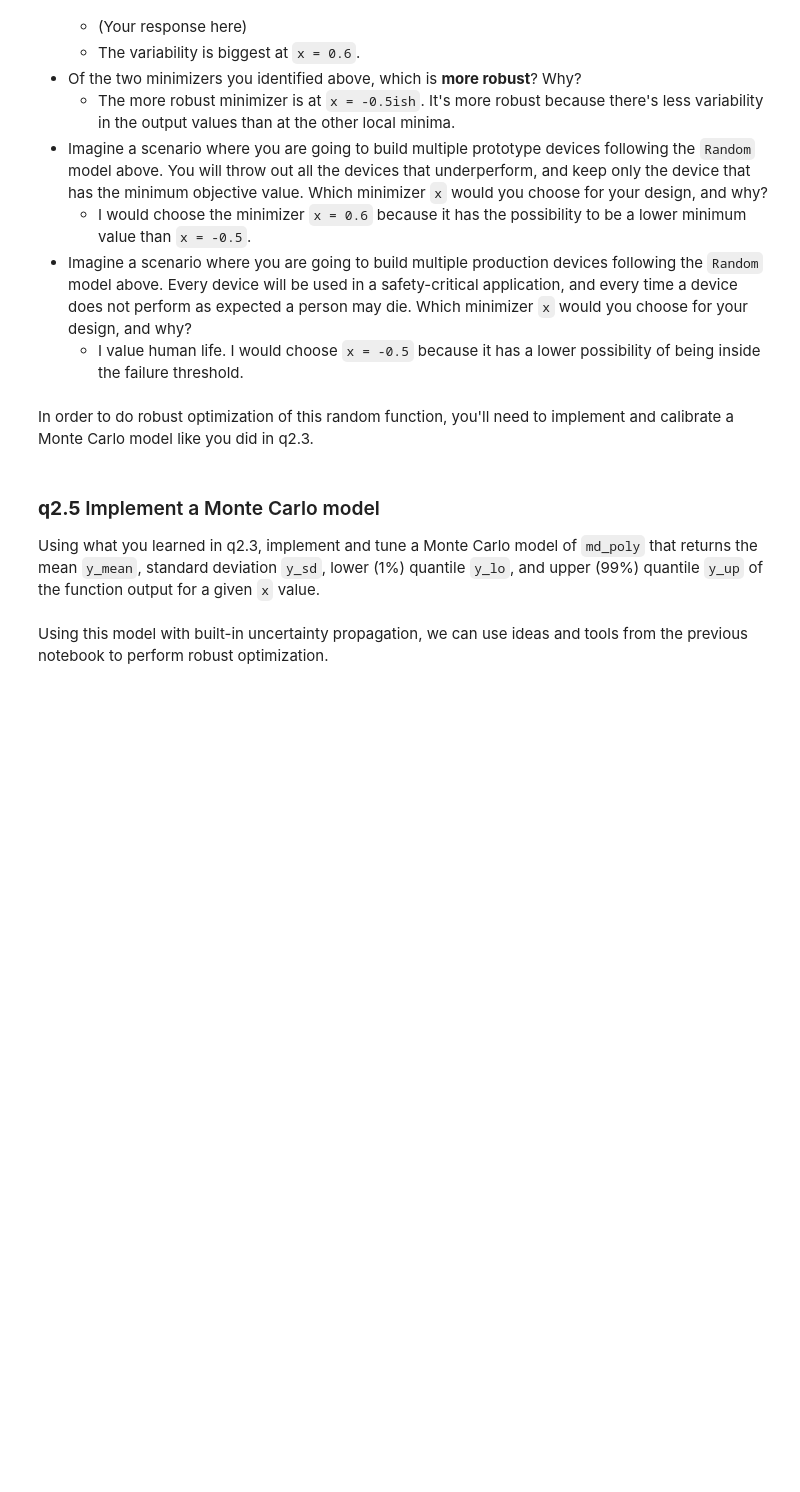
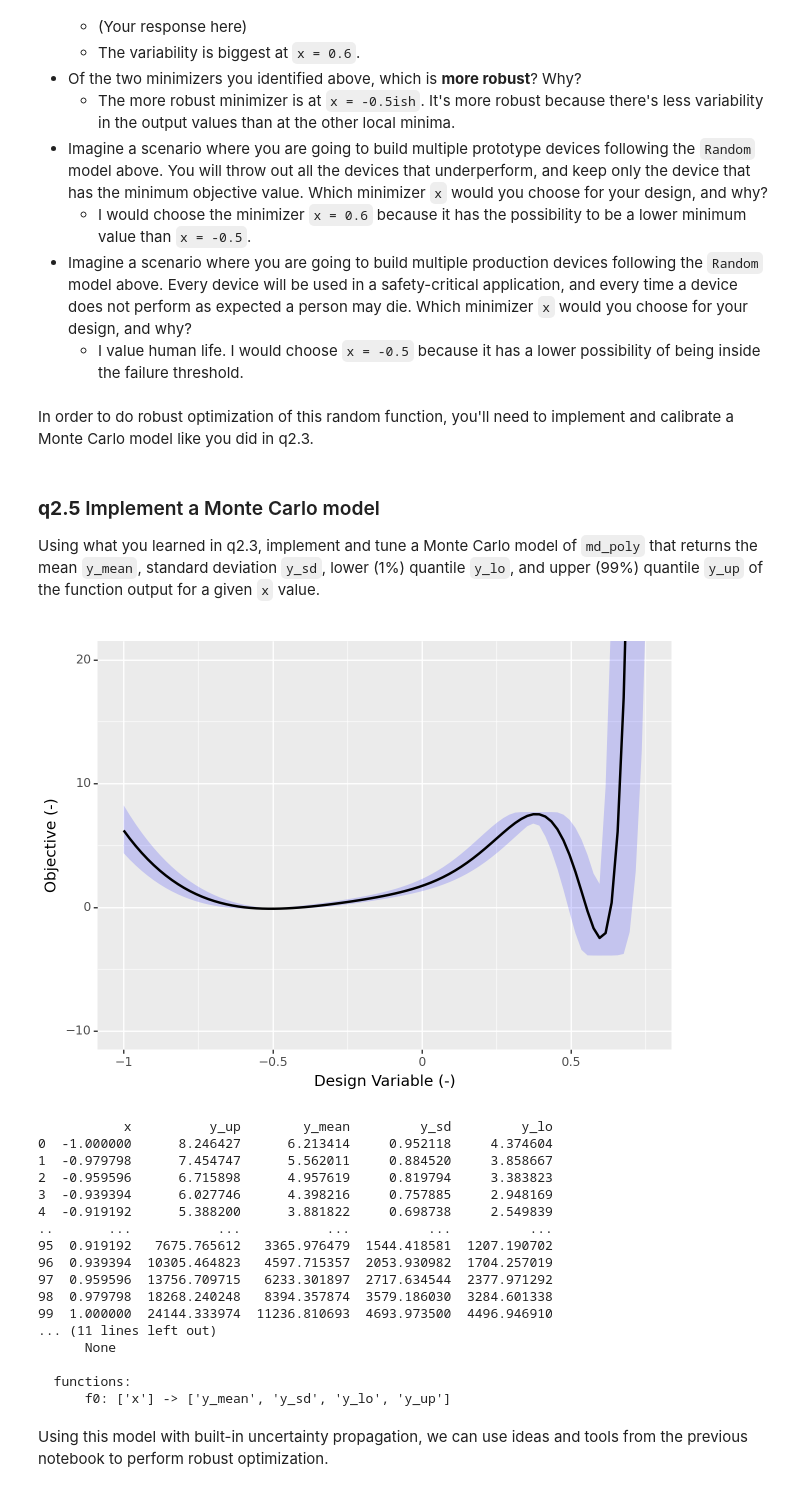
Before and after one commit to amineeva/PDO, a Jupyter notebook: assignments/nb4-pr-univariate-assignment.ipynb, the cells around one changed output. Saved outputs shown, nothing was run; the diff lists cells and outputs as text; code cells hidden in the pictures; blank space fills up the shorter version.

```diff
--- a/assignments/nb4-pr-univariate-assignment.ipynb
+++ b/assignments/nb4-pr-univariate-assignment.ipynb
@@ -902,35 +902,96 @@ Using what you learned in q2.3, implement and tune a Monte Carlo model of `md_po
 #       lower/upper quantiles of the output from md_poly. Return these outputs
 #       as `y_mean`, `y_sd`, and `y_lo`/`y_up`
 ###
 
 ## TASK: Implement md_poly_summary below
-# md_poly_summary = ???
+## BEGIN Monte Carlo recipe - copied from q2.3
+md_poly_summary = (
+    gr.Model()
+    # A vectorized function takes a DataFrame as input
+    >> gr.cp_vec_function(
+        ###################################
+        ## TASK: Calibrate the monte carlo settings below
+        ###################################
+        fun=lambda df: gr.eval_sample(
+            md_poly,
+            # NOTE: Add a unique id for each point of var_det;
+            #       this is necessary for the group_by below
+            df_det=df
+            >> gr.tf_mutate(id=DF.index),
+            # MC sample size
+            n=100,
+            # set seed
+            seed = 101
+        )
+        ###################################
+        ## NOTE: No need to edit beyond this point
+        # We need to group_by so that we compute the mean, sd
+        # over each unique point of var_det, rather than
+        # summarizing over *all* the data
+        >> gr.tf_group_by(DF.id)
+        >> gr.tf_summarize(
+            y_mean=gr.mean(DF.y),
+            y_sd = gr.sd(DF.y),
+            y_lo=gr.quant(DF.y, p=0.01),
+            y_up=gr.quant(DF.y, p=0.99),
+        )
+        >> gr.tf_ungroup(),
+        # We must also specify the inputs and outputs
+        var=["x"],
+        out=["y_mean", "y_sd", "y_lo", "y_up"],
+    )
+    >> gr.cp_bounds(x=(-1, +1))
+)
+## END Monte Carlo recipe
 
 
 ## NOTE: No need to edit below this point; use this to check your work
 df_sweep = pd.DataFrame()
 for x in np.linspace(-1, +1, num=100):
     df_tmp = gr.eval_df(md_poly_summary, df=gr.df_make(x=x))
     df_sweep = pd.concat((df_sweep, df_tmp), axis=0)
 # Sweep over x values
 df_sweep = df_sweep.reset_index(drop=True)
 
 # Visualize
-(
+plot = (
     df_sweep
     >> gr.ggplot(gr.aes("x"))
     + gr.geom_ribbon(
         mapping=gr.aes(ymin="y_lo", ymax="y_up"),
         alpha=1/6,
         fill="blue",
     )
     + gr.geom_line(gr.aes(y="y_mean"), size=1)
     + gr.coord_cartesian(xlim=(-1, 0.75), ylim=(-10, 20))
     + gr.labs(
         x="Design Variable (-)",
         y="Objective (-)",
     )
 )
+
+print(plot)
+print(df_sweep)
+print(md_poly_summary)
+# %% [output]
+[figure, added]
+           x          y_up        y_mean         y_sd         y_lo
+0  -1.000000      8.246427      6.213414     0.952118     4.374604
+1  -0.979798      7.454747      5.562011     0.884520     3.858667
+2  -0.959596      6.715898      4.957619     0.819794     3.383823
+3  -0.939394      6.027746      4.398216     0.757885     2.948169
+4  -0.919192      5.388200      3.881822     0.698738     2.549839
+..       ...           ...           ...          ...          ...
+95  0.919192   7675.765612   3365.976479  1544.418581  1207.190702
+96  0.939394  10305.464823   4597.715357  2053.930982  1704.257019
+97  0.959596  13756.709715   6233.301897  2717.634544  2377.971292
+98  0.979798  18268.240248   8394.357874  3579.186030  3284.601338
+99  1.000000  24144.333974  11236.810693  4693.973500  4496.946910
+... (11 lines left out)
+      None
+
+  functions:
+      f0: ['x'] -> ['y_mean', 'y_sd', 'y_lo', 'y_up']
 # %% [markdown]
 Using this model with built-in uncertainty propagation, we can use ideas and tools from the previous notebook to perform robust optimization.
 # %% [markdown]
```
Also changed, not shown: parts of 2 cells of this notebook.
